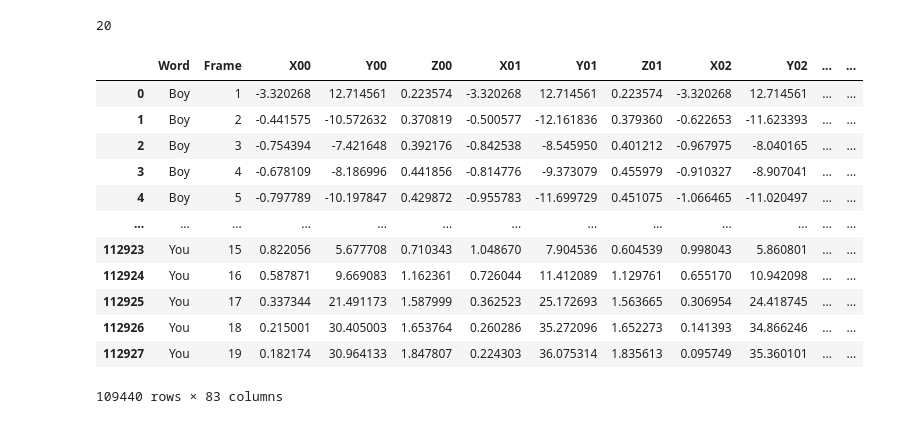
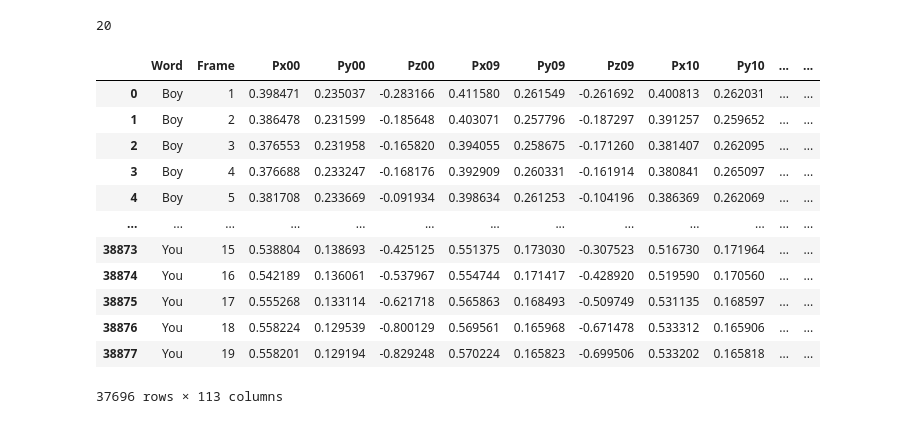
Before and after one commit to TranquilTanisha/Ishaara, a Jupyter notebook: dataset_generator/npy_to_df.ipynb, the cells around one changed output. Cells and saved outputs as stored; diff of their text form; code cells hidden in the pictures.

```diff
--- a/dataset_generator/npy_to_df.ipynb
+++ b/dataset_generator/npy_to_df.ipynb
@@ -32,27 +33,20 @@ max_sequence_length = merged_df['Frame'].max()
 max_sequence_length
 # %% [output]
 20
-# %%
-merged_df = merged_df[merged_df['Frame'] != 20]
-# merged_df = merged_df[merged_df['Word'] != 'Boy']
-# merged_df = merged_df[merged_df['Word'] != 'Fine']
-# merged_df = merged_df[merged_df['Word'] != 'Parents']
-# merged_df = merged_df[merged_df['Word'] != 'Sister']
-# merged_df = merged_df[merged_df['Word'] != 'Can']
-merged_df
-# %% [output]
-|  | Word | Frame | X00 | Y00 | Z00 | X01 | Y01 | Z01 | X02 | Y02 | ... | ... |
-| 0 | Boy | 1 | -3.320268 | 12.714561 | 0.223574 | -3.320268 | 12.714561 | 0.223574 | -3.320268 | 12.714561 | ... | ... |
-| 1 | Boy | 2 | -0.441575 | -10.572632 | 0.370819 | -0.500577 | -12.161836 | 0.379360 | -0.622653 | -11.623393 | ... | ... |
-| 2 | Boy | 3 | -0.754394 | -7.421648 | 0.392176 | -0.842538 | -8.545950 | 0.401212 | -0.967975 | -8.040165 | ... | ... |
-| 3 | Boy | 4 | -0.678109 | -8.186996 | 0.441856 | -0.814776 | -9.373079 | 0.455979 | -0.910327 | -8.907041 | ... | ... |
-| 4 | Boy | 5 | -0.797789 | -10.197847 | 0.429872 | -0.955783 | -11.699729 | 0.451075 | -1.066465 | -11.020497 | ... | ... |
-| ... | ... | ... | ... | ... | ... | ... | ... | ... | ... | ... | ... | ... |
-| 112923 | You | 15 | 0.822056 | 5.677708 | 0.710343 | 1.048670 | 7.904536 | 0.604539 | 0.998043 | 5.860801 | ... | ... |
-| 112924 | You | 16 | 0.587871 | 9.669083 | 1.162361 | 0.726044 | 11.412089 | 1.129761 | 0.655170 | 10.942098 | ... | ... |
-| 112925 | You | 17 | 0.337344 | 21.491173 | 1.587999 | 0.362523 | 25.172693 | 1.563665 | 0.306954 | 24.418745 | ... | ... |
-| 112926 | You | 18 | 0.215001 | 30.405003 | 1.653764 | 0.260286 | 35.272096 | 1.652273 | 0.141393 | 34.866246 | ... | ... |
-| 112927 | You | 19 | 0.182174 | 30.964133 | 1.847807 | 0.224303 | 36.075314 | 1.835613 | 0.095749 | 35.360101 | ... | ... |
-109440 rows × 83 columns
 # %%
-padded_df = merged_df[merged_df['Frame'] != 20]
+merged_df = merged_df[merged_df['Frame'] != 20]
+merged_df
+# %% [output]
+|  | Word | Frame | Px00 | Py00 | Pz00 | Px09 | Py09 | Pz09 | Px10 | Py10 | ... | ... |
+| 0 | Boy | 1 | 0.398471 | 0.235037 | -0.283166 | 0.411580 | 0.261549 | -0.261692 | 0.400813 | 0.262031 | ... | ... |
+| 1 | Boy | 2 | 0.386478 | 0.231599 | -0.185648 | 0.403071 | 0.257796 | -0.187297 | 0.391257 | 0.259652 | ... | ... |
+| 2 | Boy | 3 | 0.376553 | 0.231958 | -0.165820 | 0.394055 | 0.258675 | -0.171260 | 0.381407 | 0.262095 | ... | ... |
+| 3 | Boy | 4 | 0.376688 | 0.233247 | -0.168176 | 0.392909 | 0.260331 | -0.161914 | 0.380841 | 0.265097 | ... | ... |
+| 4 | Boy | 5 | 0.381708 | 0.233669 | -0.091934 | 0.398634 | 0.261253 | -0.104196 | 0.386369 | 0.262069 | ... | ... |
+| ... | ... | ... | ... | ... | ... | ... | ... | ... | ... | ... | ... | ... |
+| 38873 | You | 15 | 0.538804 | 0.138693 | -0.425125 | 0.551375 | 0.173030 | -0.307523 | 0.516730 | 0.171964 | ... | ... |
+| 38874 | You | 16 | 0.542189 | 0.136061 | -0.537967 | 0.554744 | 0.171417 | -0.428920 | 0.519590 | 0.170560 | ... | ... |
+| 38875 | You | 17 | 0.555268 | 0.133114 | -0.621718 | 0.565863 | 0.168493 | -0.509749 | 0.531135 | 0.168597 | ... | ... |
+| 38876 | You | 18 | 0.558224 | 0.129539 | -0.800129 | 0.569561 | 0.165968 | -0.671478 | 0.533312 | 0.165906 | ... | ... |
+| 38877 | You | 19 | 0.558201 | 0.129194 | -0.829248 | 0.570224 | 0.165823 | -0.699506 | 0.533202 | 0.165818 | ... | ... |
+37696 rows × 113 columns
```
Also changed, not shown: parts of 24 cells of this notebook, 34 other files.
